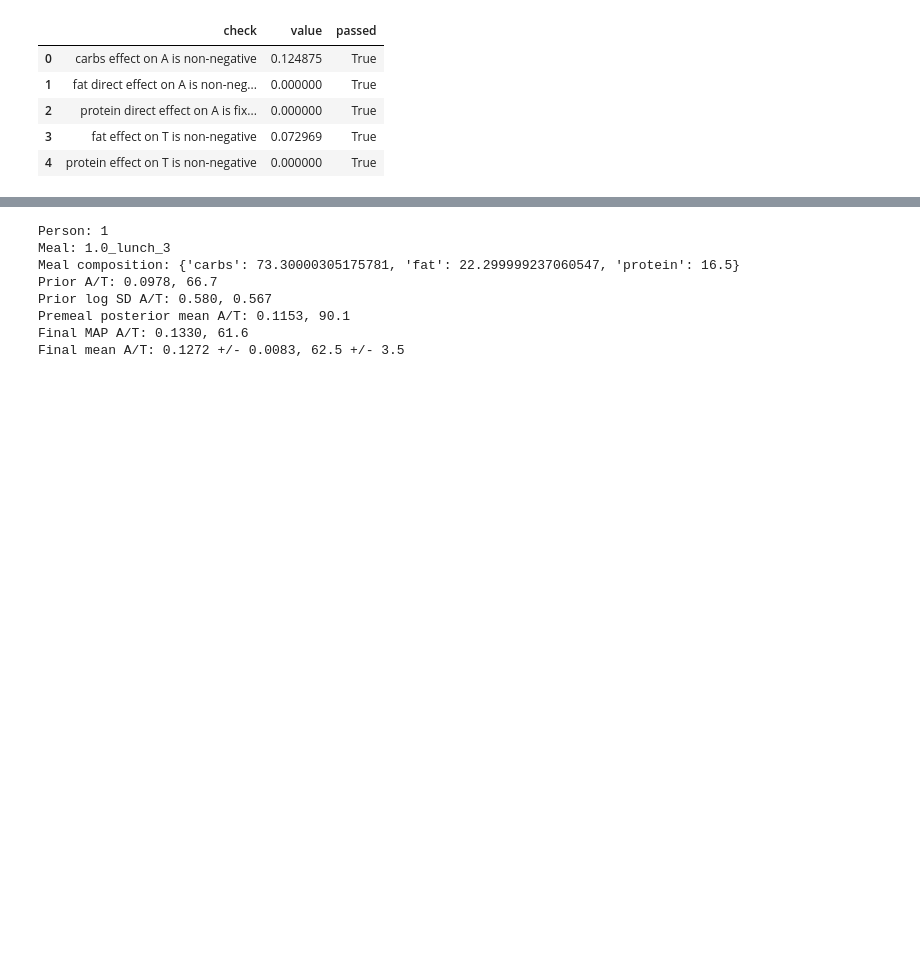
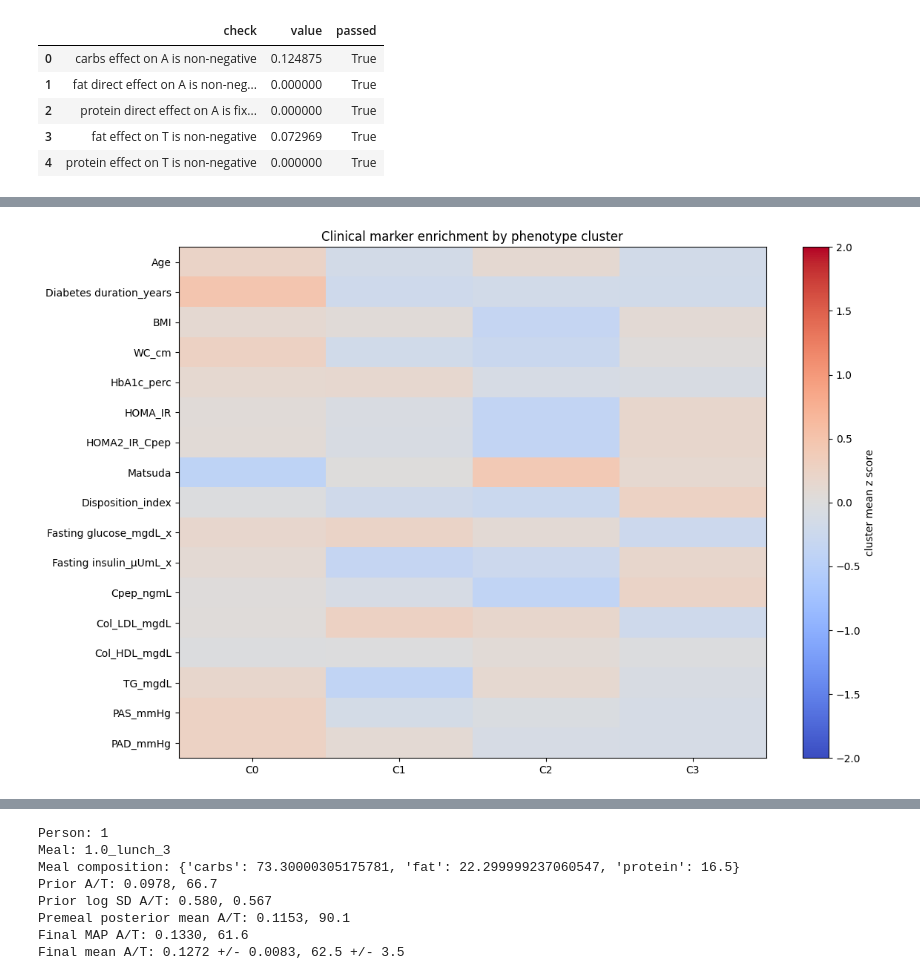
Before and after one commit to vskantze/dynamic-metabolic-state, a Jupyter notebook: nbs/mode2_online_bayesian_meal_identification_real_data.ipynb, the cells around one changed output, grey strips where cells are left out. Drawn from its saved outputs; the diff is of its cells as text; code cells hidden in the pictures; blank space fills up the shorter version.

```diff
--- a/nbs/mode2_online_bayesian_meal_identification_real_data.ipynb
+++ b/nbs/mode2_online_bayesian_meal_identification_real_data.ipynb
@@ -732,0 +1303,97 @@ prior_constraint_checks
+# %%
+# =========================================================
+# CLINICAL RISK MARKERS ASSOCIATED WITH PHENOTYPE CLUSTERS
+# =========================================================
+
+clinical_feature_path = ROOT_DIR / "data/processed/extracted_features.csv"
+clinical_raw = pd.read_csv(clinical_feature_path)
+
+CLINICAL_MARKER_CANDIDATES = [
+    "Age",
+    "Diabetes duration_years",
+    "BMI",
+    "WC_cm",
+    "HbA1c_perc",
+    "HOMA_IR",
+    "HOMA2_IR_Cpep",
+    "Matsuda",
+    "Disposition_index",
+    "Fasting glucose_mgdL_x",
+    "Fasting insulin_µUmL_x",
+    "Cpep_ngmL",
+    "Col_LDL_mgdL",
+    "Col_HDL_mgdL",
+    "TG_mgdL",
+    "PAS_mmHg",
+    "PAD_mmHg",
+]
+
+clinical_marker_cols = [c for c in CLINICAL_MARKER_CANDIDATES if c in clinical_raw.columns]
+
+person_clinical_df = (
+    clinical_raw[["ID", "Sex", *clinical_marker_cols]]
+    .groupby("ID", as_index=False)
+    .agg({
+        "Sex": "first",
+        **{col: "median" for col in clinical_marker_cols},
+    })
+    .rename(columns={"ID": "person_id"})
+)
+person_clinical_df["person_id"] = person_clinical_df["person_id"].astype(int)
+
+phenotype_clinical_df = person_phenotype_df.merge(person_clinical_df, on="person_id", how="left")
+
+clinical_cluster_summary = phenotype_clinical_df.groupby("phenotype_cluster").agg(
+    n_people=("person_id", "count"),
+    **{f"{col}_median": (col, "median") for col in clinical_marker_cols},
+).reset_index()
+
+clinical_means = phenotype_clinical_df.groupby("phenotype_cluster")[clinical_marker_cols].mean()
+marker_std = phenotype_clinical_df[clinical_marker_cols].std().replace(0, np.nan)
+clinical_z = (clinical_means - phenotype_clinical_df[clinical_marker_cols].mean()) / marker_std
+clinical_z = clinical_z.fillna(0.0)
+
+fig, ax = plt.subplots(1, 1, figsize=(12, max(4, 0.45 * len(clinical_marker_cols))))
+im = ax.imshow(clinical_z.T, aspect="auto", cmap="coolwarm", vmin=-2, vmax=2)
+ax.set_xticks(np.arange(len(clinical_z.index)))
+ax.set_xticklabels([f"C{int(c)}" for c in clinical_z.index])
+ax.set_yticks(np.arange(len(clinical_marker_cols)))
+ax.set_yticklabels(clinical_marker_cols)
+ax.set_title("Clinical marker enrichment by phenotype cluster")
+plt.colorbar(im, ax=ax, label="cluster mean z score")
+plt.tight_layout()
+plt.show()
+
+phenotype_feature_cols = ["A_mean", "A_sd_between_meals", "T_mean", "T_sd_between_meals", "period", "zeta"]
+correlation_rows = []
+for phenotype_feature in phenotype_feature_cols:
+    for marker in clinical_marker_cols:
+        pair = phenotype_clinical_df[[phenotype_feature, marker]].dropna()
+        if len(pair) < 8:
+            continue
+        correlation_rows.append({
+            "phenotype_feature": phenotype_feature,
+            "clinical_marker": marker,
+            "spearman_corr": pair[phenotype_feature].corr(pair[marker], method="spearman"),
+            "n": len(pair),
+        })
+
+phenotype_clinical_correlations = pd.DataFrame(correlation_rows)
+if len(phenotype_clinical_correlations):
+    phenotype_clinical_correlations = (
+        phenotype_clinical_correlations
+        .assign(abs_corr=lambda d: d["spearman_corr"].abs())
+        .sort_values("abs_corr", ascending=False)
+    )
+else:
+    phenotype_clinical_correlations = pd.DataFrame(columns=[
+        "phenotype_feature",
+        "clinical_marker",
+        "spearman_corr",
+        "n",
+        "abs_corr",
+    ])
+
+clinical_cluster_summary
+# %% [output]
+[figure, added]
```
Also changed, not shown: parts of 8 cells of this notebook.
